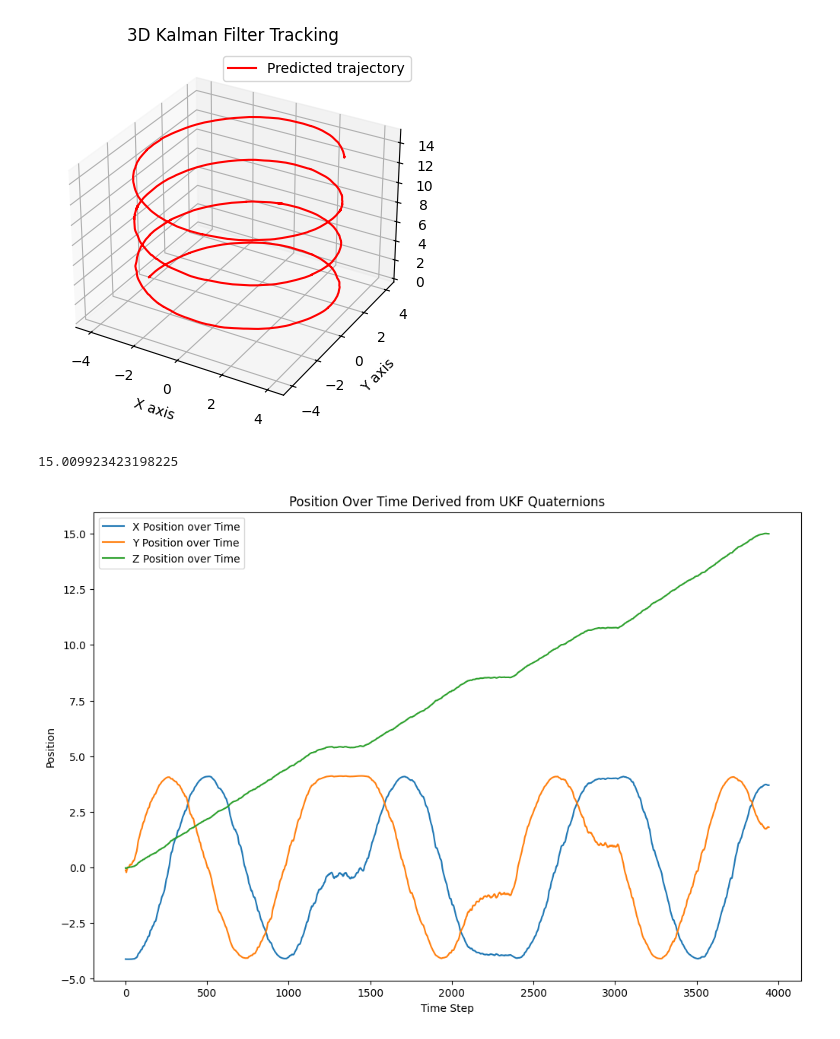
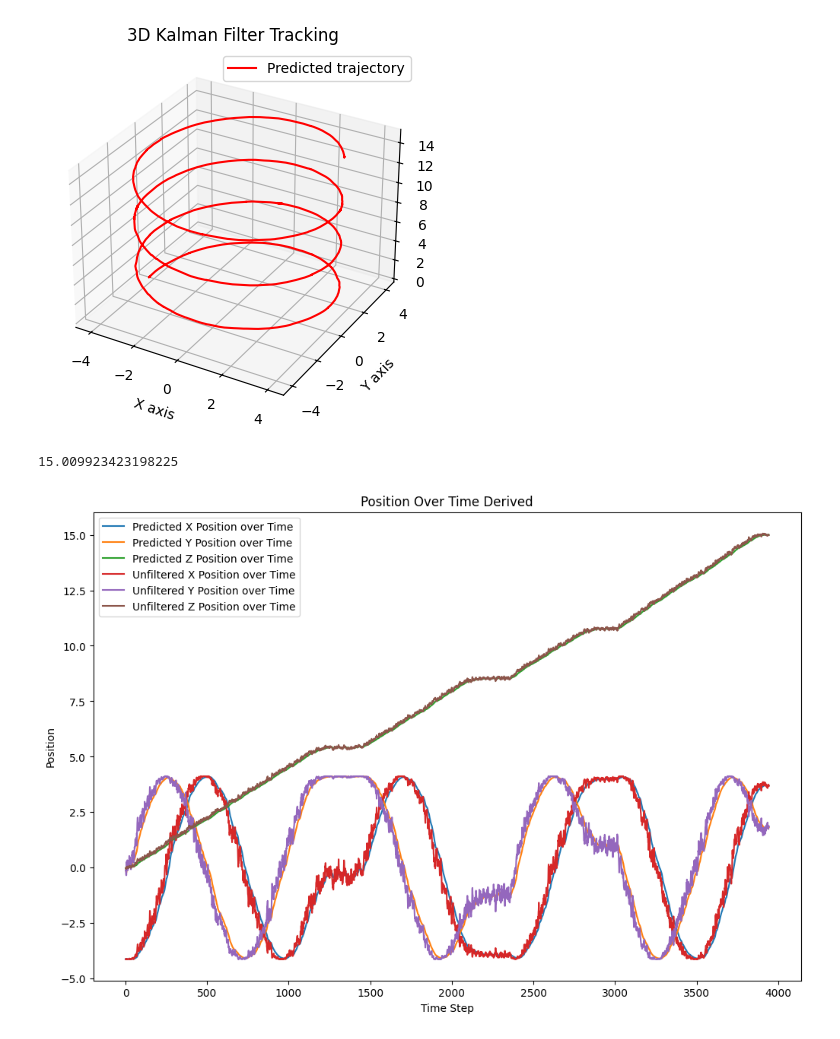
Before and after one commit to kjetteren/RaD_team1_HELIXON, a Jupyter notebook: kalman/KalmanFilterPressureMeasurements.ipynb, the cells around one changed output. Cells and saved outputs as stored; diff of their text form; code cells hidden in the pictures.

Commit message:
plotting prediction and unfiltered of xyz

```diff
--- a/kalman/KalmanFilterPressureMeasurements.ipynb
+++ b/kalman/KalmanFilterPressureMeasurements.ipynb
@@ -93,6 +93,9 @@ for i, row in df.iterrows():
     kf.predict()
     kf.update([x, y, z])
 
+    measured_x.append(x)
+    measured_y.append(y)
+    measured_z.append(z)
     predicted_x.append(kf.x[0])
     predicted_y.append(kf.x[1])
     predicted_z.append(kf.x[2])
@@ -100,6 +103,9 @@ for i, row in df.iterrows():
 predicted_x = np.array(predicted_x)
 predicted_y = np.array(predicted_y)
 predicted_z = np.array(predicted_z)
+measured_x = np.array(measured_x)
+measured_y = np.array(measured_y)
+measured_z = np.array(measured_z)
 # %%
 fig = plt.figure()
 ax = fig.add_subplot(111, projection='3d')
@@ -115,16 +121,19 @@ plt.show()
 # %%
 print(max(predicted_z))
 
 #Plot positions over time
 plt.figure(figsize=(12, 8))
-plt.plot(predicted_x, label='X Position over Time')
-plt.plot(predicted_y, label='Y Position over Time')
-plt.plot(predicted_z, label='Z Position over Time')
-plt.title('Position Over Time Derived from UKF Quaternions')
+plt.plot(predicted_x, label='Predicted X Position over Time')
+plt.plot(predicted_y, label='Predicted Y Position over Time')
+plt.plot(predicted_z, label='Predicted Z Position over Time')
+plt.plot(measured_x, label='Unfiltered X Position over Time')
+plt.plot(measured_y, label='Unfiltered Y Position over Time')
+plt.plot(measured_z, label='Unfiltered Z Position over Time')
+plt.title('Position Over Time Derived')
 plt.xlabel('Time Step')
 plt.ylabel('Position')
 plt.legend()
 plt.show()
 # %% [output]
 15.009923423198225
-[figure, old version]
+[figure, new version]
```
